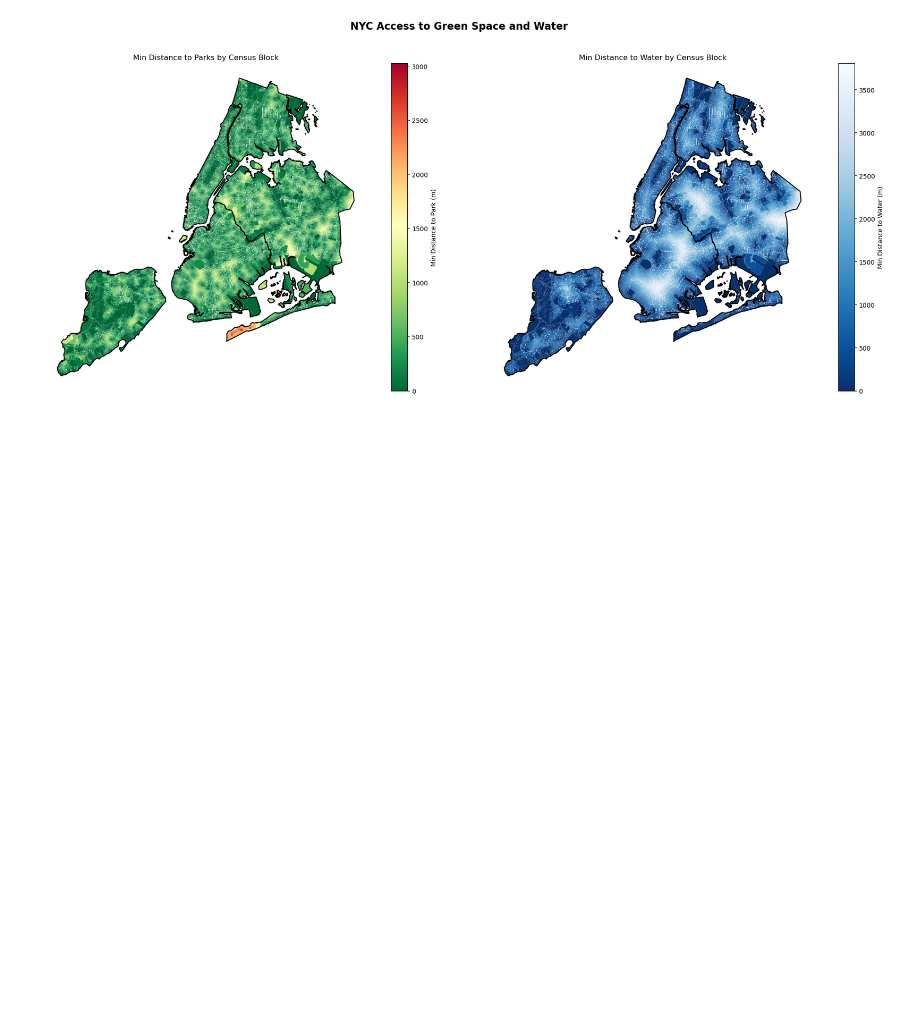
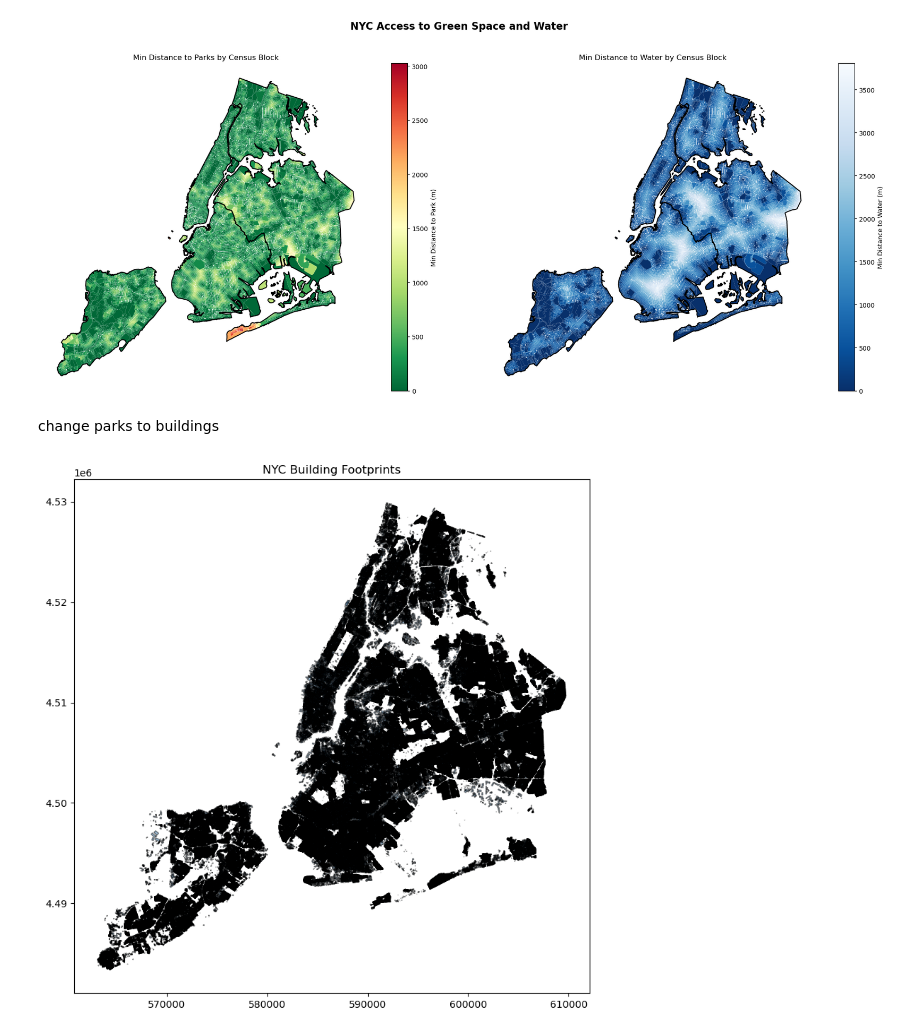
Before and after one commit to emily-gy/Urban_Heat_Project, a Jupyter notebook: Urban_Heat_Combined_Block_Data.ipynb, the cells around one changed output. Drawn from its saved outputs; the diff is of its cells as text; code cells hidden in the pictures; blank space fills up the shorter version.

Commit message:
Adding building distance data

```diff
--- a/Urban_Heat_Pop_Water_Parks.ipynb
+++ b/Urban_Heat_Combined_Block_Data.ipynb
@@ -331,0 +330,18 @@ nyc_blocks_utm.to_csv("NYC_block_temp_water_parks.csv", sep=",")
+# %% [markdown]
+change parks to buildings
+# %%
+buildings_data = gpd.read_file("BUILDING_20260428.csv")
+
+buildings_data = buildings_data.set_geometry(
+    gpd.GeoSeries.from_wkt(buildings_data["the_geom"]), crs="EPSG:4326"
+)
+buildings_data = buildings_data.to_crs("EPSG:32618")
+
+# Plot
+fig, ax = plt.subplots(figsize=(12, 8))
+buildings_data.plot(ax=ax, edgecolor="black", facecolor="steelblue", alpha=0.5)
+ax.set_title("NYC Building Footprints")
+plt.tight_layout()
+plt.show()
+# %% [output]
+[figure, added]
```
Also changed, not shown: parts of 7 cells of this notebook, 1 other file.
